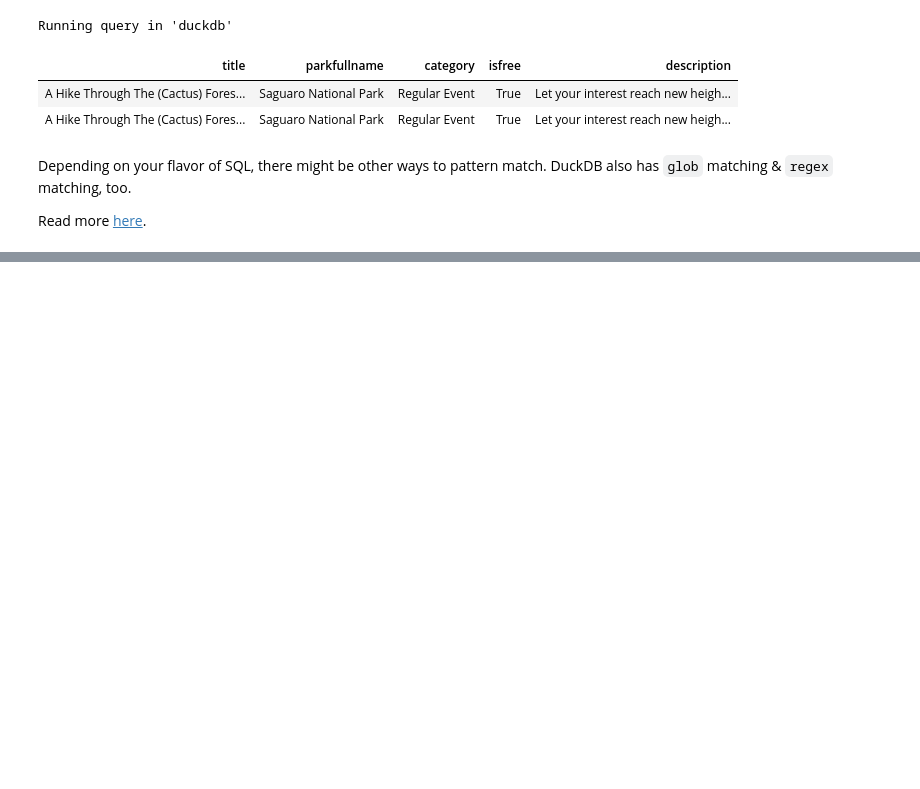
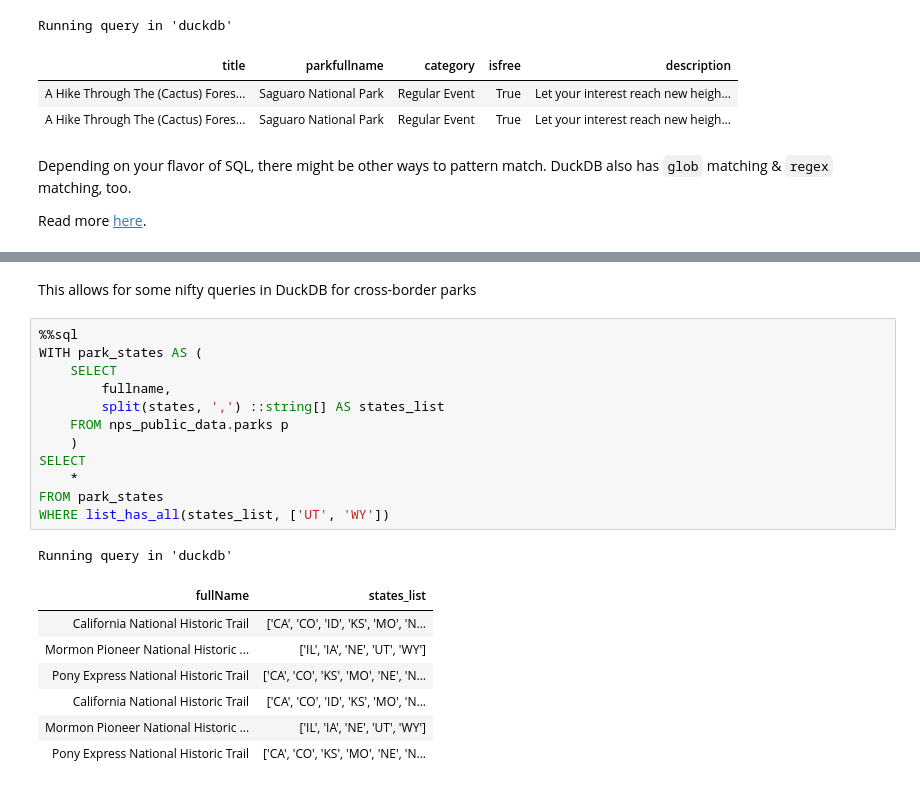
Before and after one commit to LinkedInLearning/fundamentals-of-data-transformation-4554074, a Jupyter notebook: course/02-duckdb/lessons/02-filter-select-order-group.ipynb, the cells around one changed output, grey strips where cells are left out. Saved outputs shown, nothing was run; the diff lists cells and outputs as text; blank space fills up the shorter version.

```diff
--- a/course/02-duckdb/lessons/02-filter-select-order-group.ipynb
+++ b/course/02-duckdb/lessons/02-filter-select-order-group.ipynb
@@ -271,0 +283,23 @@ WHERE list_contains(states_list, 'UT')
+# %% [markdown]
+This allows for some nifty queries in DuckDB for cross-border parks
+# %%
+%%sql
+WITH park_states AS (
+    SELECT
+        fullname,
+        split(states, ',') ::string[] AS states_list
+    FROM nps_public_data.parks p
+    )
+SELECT
+    *
+FROM park_states
+WHERE list_has_all(states_list, ['UT', 'WY'])
+# %% [output]
+Running query in 'duckdb'
+| fullName | states_list |
+| California National Historic Trail | ['CA', 'CO', 'ID', 'KS', 'MO', 'N... |
+| Mormon Pioneer National Historic ... | ['IL', 'IA', 'NE', 'UT', 'WY'] |
+| Pony Express National Historic Trail | ['CA', 'CO', 'KS', 'MO', 'NE', 'N... |
+| California National Historic Trail | ['CA', 'CO', 'ID', 'KS', 'MO', 'N... |
+| Mormon Pioneer National Historic ... | ['IL', 'IA', 'NE', 'UT', 'WY'] |
+| Pony Express National Historic Trail | ['CA', 'CO', 'KS', 'MO', 'NE', 'N... |
```
Also changed, not shown: parts of 9 cells of this notebook, 35 other files.
